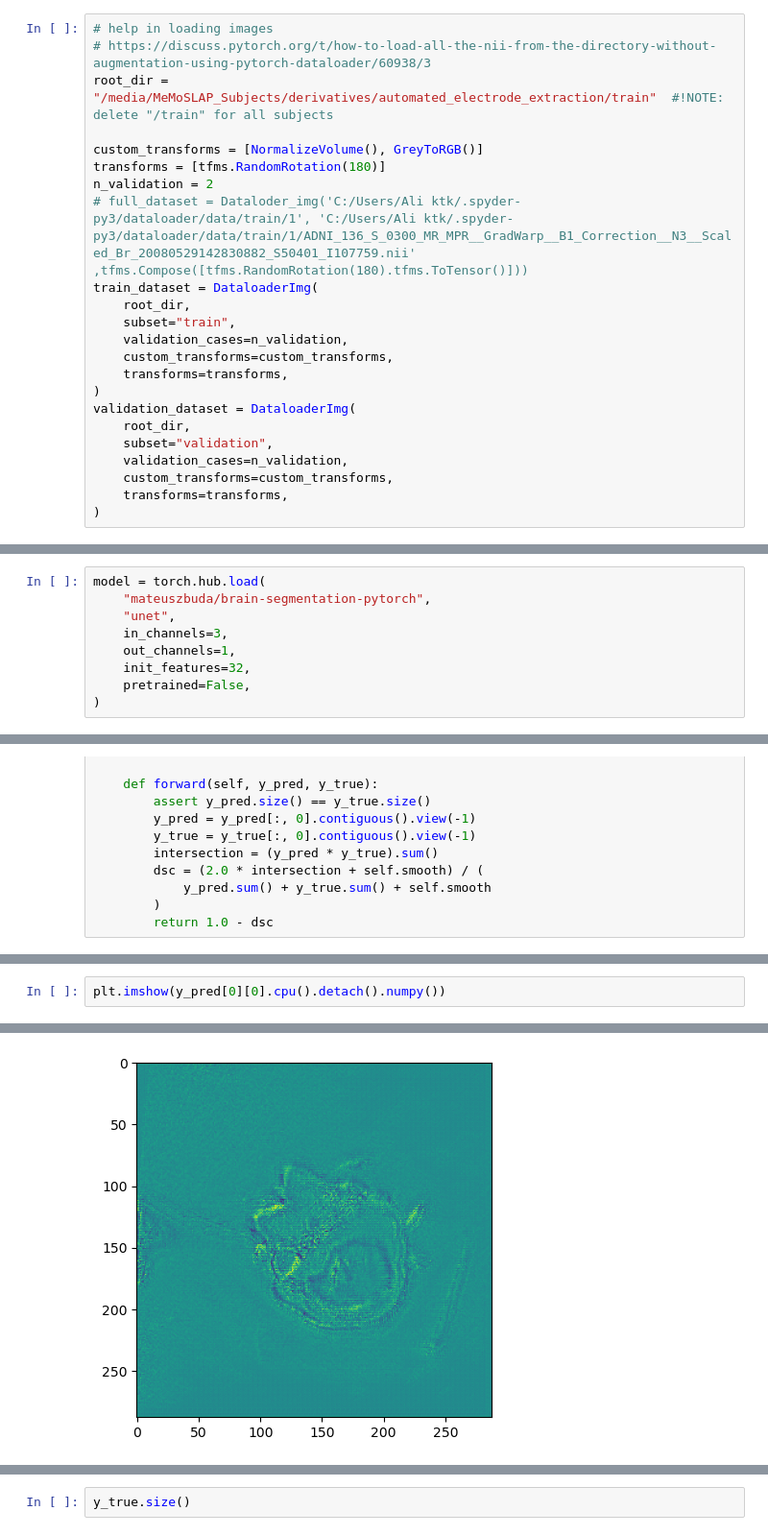
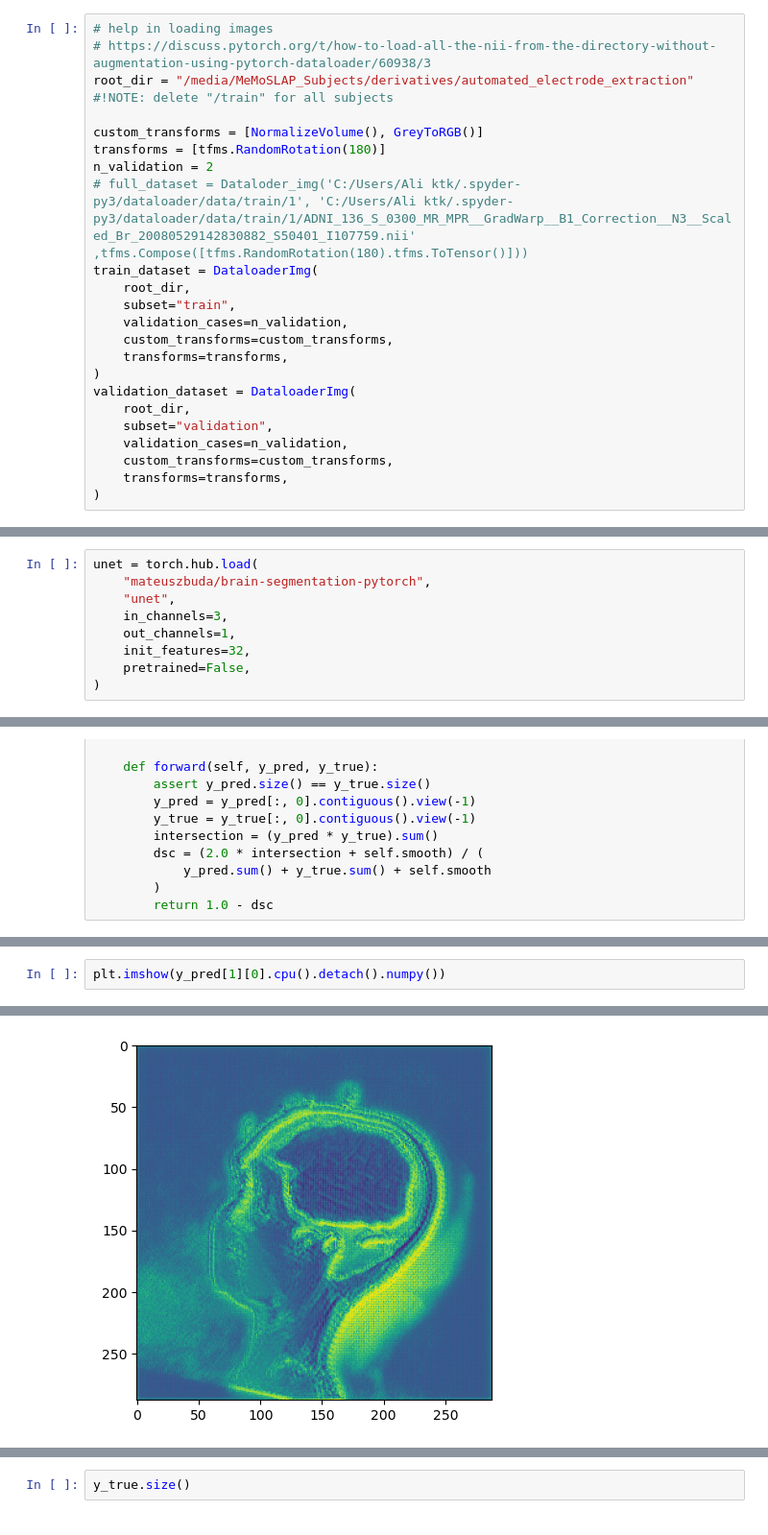
Before and after one commit to LawsOfForm/Automated_Electrode_Coordinate_Extraction, a Jupyter notebook: network/Network.ipynb, the cells around one changed output, grey strips where cells are left out. Shown at 96% size. Cells and saved outputs as stored; diff of their text form.

```diff
--- a/network/Network.ipynb
+++ b/network/Network.ipynb
@@ -36,7 +37,7 @@ Current cuda device: NVIDIA RTX A2000
 # %%
 # help in loading images
 # https://discuss.pytorch.org/t/how-to-load-all-the-nii-from-the-directory-without-augmentation-using-pytorch-dataloader/60938/3
-root_dir = "/media/MeMoSLAP_Subjects/derivatives/automated_electrode_extraction/train"  #!NOTE: delete "/train" for all subjects
+root_dir = "/media/MeMoSLAP_Subjects/derivatives/automated_electrode_extraction"  #!NOTE: delete "/train" for all subjects
 
 custom_transforms = [NormalizeVolume(), GreyToRGB()]
 transforms = [tfms.RandomRotation(180)]
@@ -89,5 +77,5 @@ mask Size: 18579456
 # %%
-model = torch.hub.load(
+unet = torch.hub.load(
     "mateuszbuda/brain-segmentation-pytorch",
     "unet",
     in_channels=3,
@@ -187,6 +161,6 @@ mask Size: 18579456
 # %%
-plt.imshow(y_pred[0][0].cpu().detach().numpy())
+plt.imshow(y_pred[1][0].cpu().detach().numpy())
 # %% [output]
 <matplotlib.image.AxesImage at 0x...>
-[figure, old version]
+[figure, new version]
 # %%
```
Also changed, not shown: parts of 7 cells of this notebook, 1 other file.
